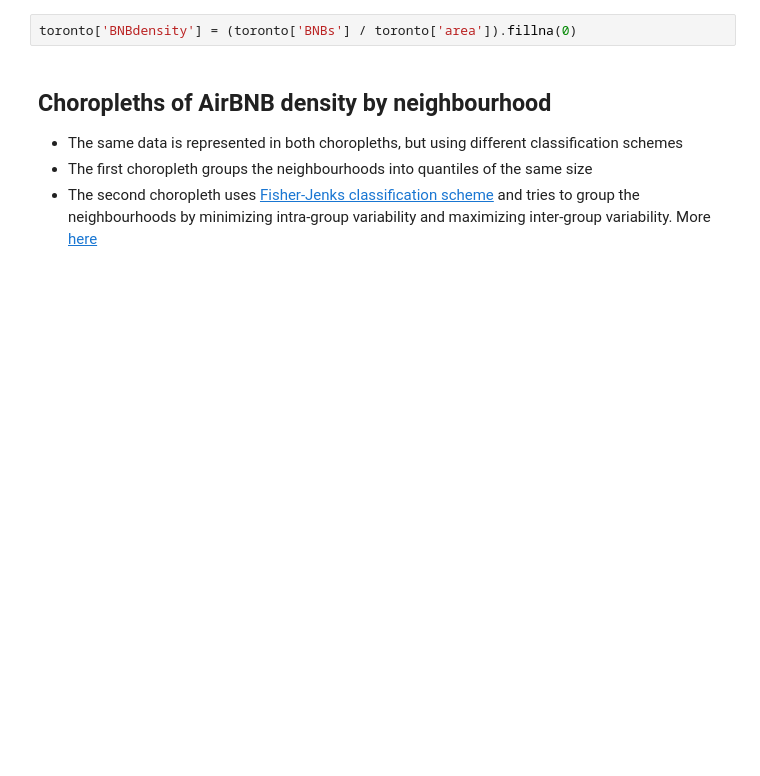
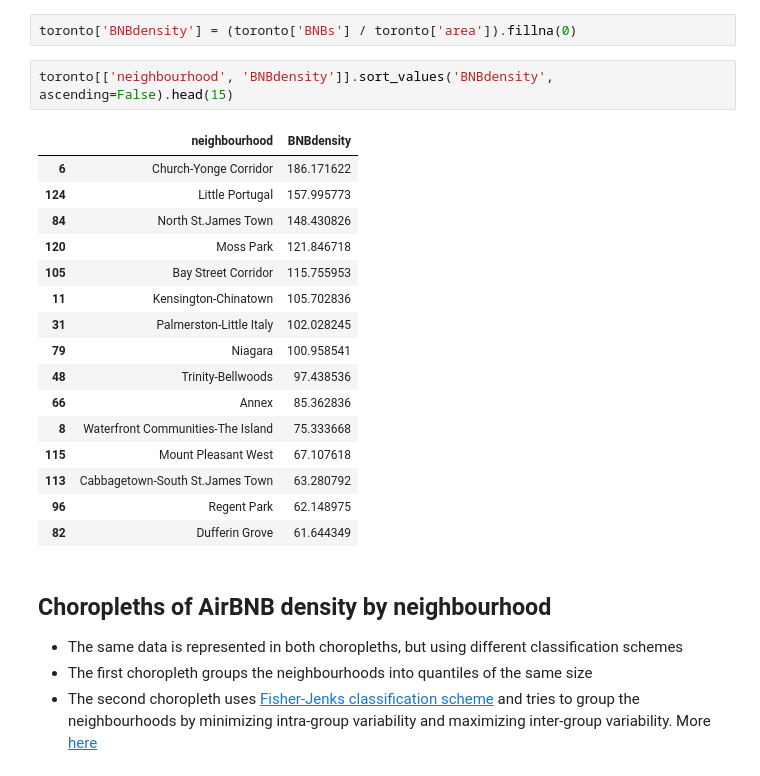
Before and after one commit to derekhoward/notebooks, a Jupyter notebook: TO-AirBNB.ipynb, the cells around one changed output. Drawn from its saved outputs; the diff is of its cells as text; blank space fills up the shorter version.

Commit message:
add neighb list by density

```diff
--- a/TO-AirBNB.ipynb
+++ b/TO-AirBNB.ipynb
@@ -58,6 +58,25 @@ toronto['BNBs'] = toronto['neighbourhood'].map(listings['neighbourhood_cleansed'
 toronto['area'] = toronto.geometry.to_crs({'init': 'epsg:3395'}).map(lambda p: p.area / 10**6)
 # %%
 toronto['BNBdensity'] = (toronto['BNBs'] / toronto['area']).fillna(0)
+# %%
+toronto[['neighbourhood', 'BNBdensity']].sort_values('BNBdensity', ascending=False).head(15)
+# %% [output]
+|  | neighbourhood | BNBdensity |
+| 6 | Church-Yonge Corridor | 186.171622 |
+| 124 | Little Portugal | 157.995773 |
+| 84 | North St.James Town | 148.430826 |
+| 120 | Moss Park | 121.846718 |
+| 105 | Bay Street Corridor | 115.755953 |
+| 11 | Kensington-Chinatown | 105.702836 |
+| 31 | Palmerston-Little Italy | 102.028245 |
+| 79 | Niagara | 100.958541 |
+| 48 | Trinity-Bellwoods | 97.438536 |
+| 66 | Annex | 85.362836 |
+| 8 | Waterfront Communities-The Island | 75.333668 |
+| 115 | Mount Pleasant West | 67.107618 |
+| 113 | Cabbagetown-South St.James Town | 63.280792 |
+| 96 | Regent Park | 62.148975 |
+| 82 | Dufferin Grove | 61.644349 |
 # %% [markdown]
 ## Choropleths of AirBNB density by neighbourhood
 - The same data is represented in both choropleths, but using different classification schemes
```
